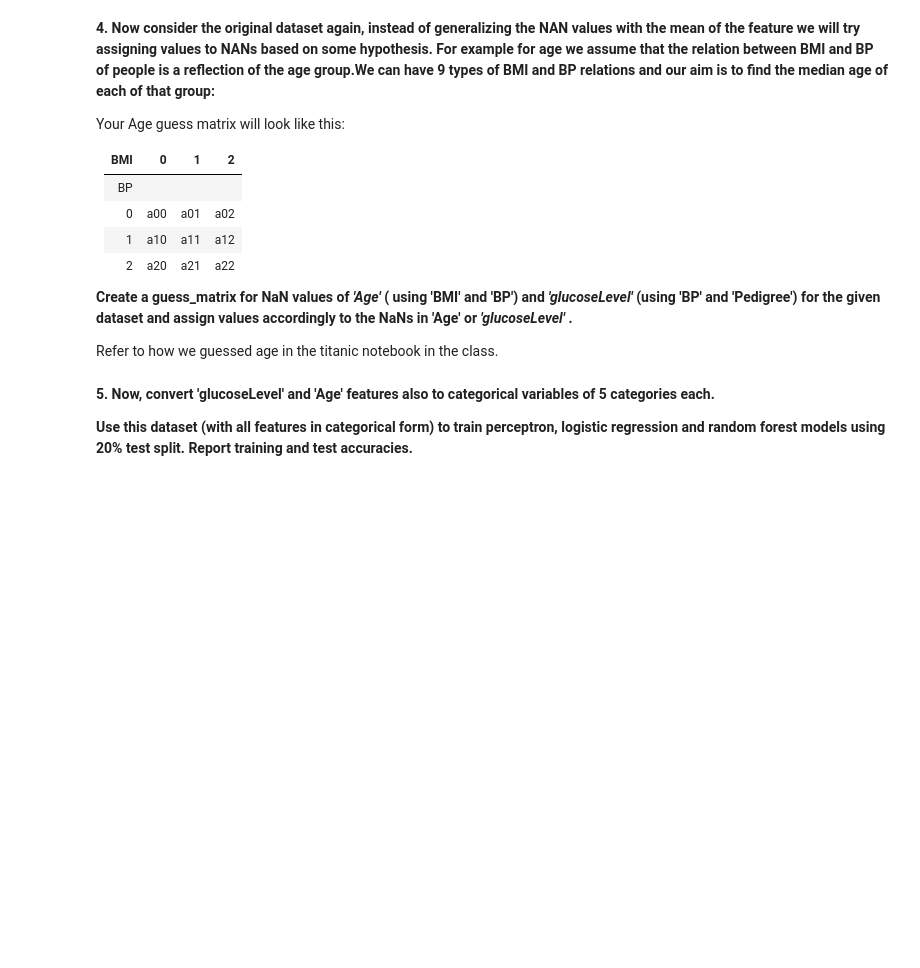
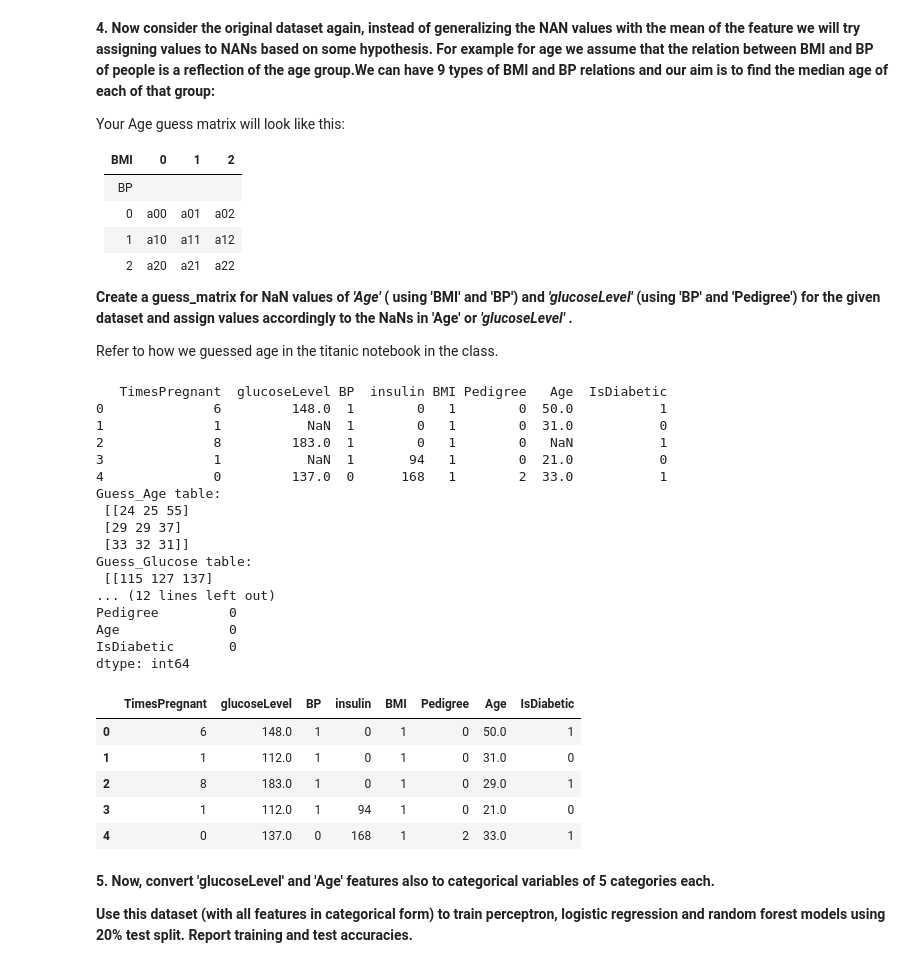
Before and after one commit to AshisGhosh/ashisghosh_data_x_s18, a Jupyter notebook: hw/hw2/hw2_regression_classification_webscraping_v2-1.ipynb, the cells around one changed output. Saved outputs shown, nothing was run; the diff lists cells and outputs as text; code cells hidden in the pictures; blank space fills up the shorter version.

```diff
--- a/hw/hw2/hw2_regression_classification_webscraping_v2-1.ipynb
+++ b/hw/hw2/hw2_regression_classification_webscraping_v2-1.ipynb
@@ -246,6 +440,77 @@ __Create a guess_matrix  for NaN values of *'Age'* ( using 'BMI' and 'BP')  and
 
 
 Refer to how we guessed age in the titanic notebook in the class.
+# %%
+df = pd.read_csv('diabetesdata.csv')
+df.BP = pd.cut(df.BP, 3, labels=[0,1,2])
+# df.insulin = pd.cut(df.insulin, 3, labels=[0,1,2])
+df.BMI = pd.cut(df.BMI, 3, labels=[0,1,2])
+df.Pedigree = pd.cut(df.Pedigree, 3, labels=[0,1,2])
+print(df.head())
+
+guess_ages = np.zeros((3,3),dtype=int) #initialize
+guess_glucose = np.zeros((3,3),dtype=int) #initialize
+
+# Fill the NA's for the Age columns
+# with "qualified guesses"
+
+for i in range(0, 3):
+    for j in range(0,3):
+        guess_df_age = df[(df['BMI'] == i)&(df['BP'] == j)]['Age'].dropna()
+        guess_df_glucose = df[(df['BP'] == i)&(df['Pedigree'] == j)]['glucoseLevel'].dropna()
+
+        # Extract the median age for this group
+        # (less sensitive) to outliers
+        age_guess = guess_df_age.median()
+        glucose_guess = guess_df_glucose.median()
+
+        # Convert random age float to int
+        guess_ages[i,j] = int(age_guess)
+        guess_glucose[i,j] = int(glucose_guess)
+
+print('Guess_Age table:\n',guess_ages)
+print('Guess_Glucose table:\n',guess_glucose)
+print ('\nAssigning age values to NAN age values in the dataset...')
+
+for i in range(0, 3):
+    for j in range(0, 3):
+        df.loc[ (df.Age.isnull()) & (df.BMI == i) \
+                & (df.BP == j),'Age'] = guess_ages[i,j]
+        df.loc[ (df.glucoseLevel.isnull()) & (df.BP == i) \
+                & (df.Pedigree == j),'glucoseLevel'] = guess_glucose[i,j]
+
+
+print()
+
+print('Done!')
+
+print(df.isnull().values.any())
+print(df.isnull().sum())
+df.head()
+# %% [output]
+   TimesPregnant  glucoseLevel BP  insulin BMI Pedigree   Age  IsDiabetic
+0              6         148.0  1        0   1        0  50.0           1
+1              1           NaN  1        0   1        0  31.0           0
+2              8         183.0  1        0   1        0   NaN           1
+3              1           NaN  1       94   1        0  21.0           0
+4              0         137.0  0      168   1        2  33.0           1
+Guess_Age table:
+ [[24 25 55]
+ [29 29 37]
+ [33 32 31]]
+Guess_Glucose table:
+ [[115 127 137]
+... (12 lines left out)
+Pedigree         0
+Age              0
+IsDiabetic       0
+dtype: int64
+|  | TimesPregnant | glucoseLevel | BP | insulin | BMI | Pedigree | Age | IsDiabetic |
+| 0 | 6 | 148.0 | 1 | 0 | 1 | 0 | 50.0 | 1 |
+| 1 | 1 | 112.0 | 1 | 0 | 1 | 0 | 31.0 | 0 |
+| 2 | 8 | 183.0 | 1 | 0 | 1 | 0 | 29.0 | 1 |
+| 3 | 1 | 112.0 | 1 | 94 | 1 | 0 | 21.0 | 0 |
+| 4 | 0 | 137.0 | 0 | 168 | 1 | 2 | 33.0 | 1 |
 # %% [markdown]
 
 
```
Also changed, not shown: parts of 15 cells of this notebook.
